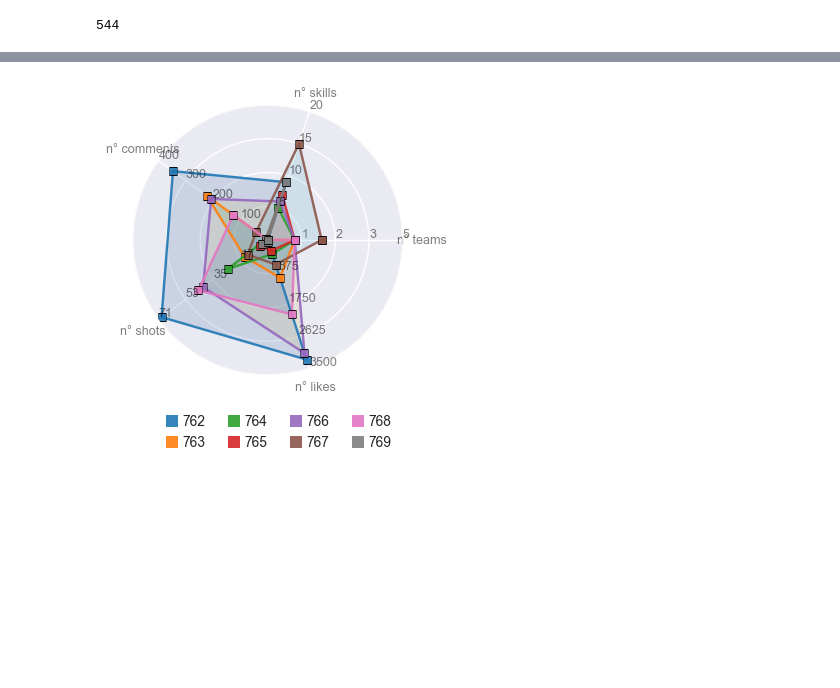
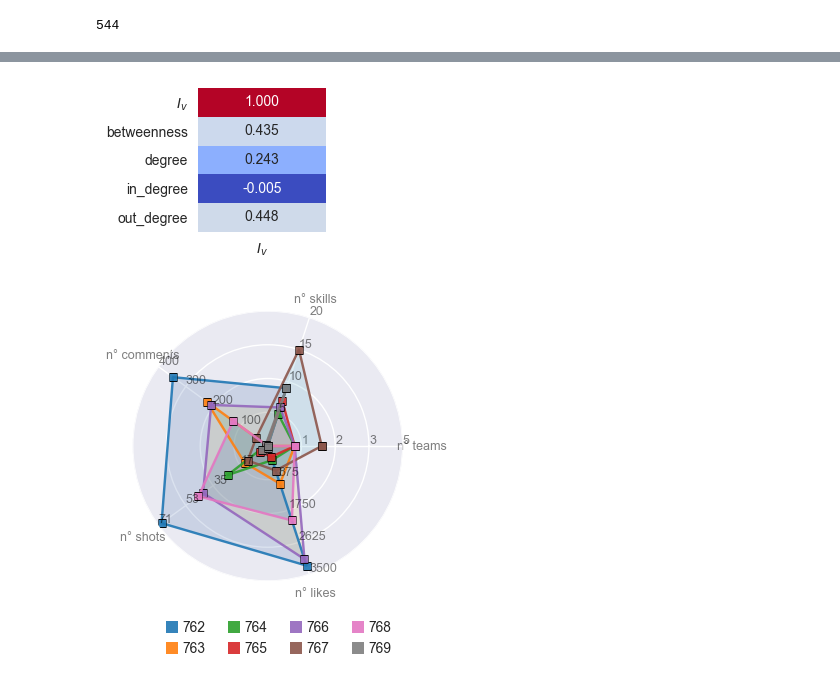
Before and after one commit to pietro-foini/Mentor, a Jupyter notebook: src/models/mentor/notebooks/inference.ipynb, the cells around one changed output, grey strips where cells are left out. Drawn from its saved outputs; the diff is of its cells as text; code cells hidden in the pictures; blank space fills up the shorter version.

Commit message:
feat: add correlation

```diff
--- a/src/models/mentor/notebooks/inference.ipynb
+++ b/src/models/mentor/notebooks/inference.ipynb
@@ -350,3 +391,7 @@ gini_indx["gini"].idxmax()
 gini_indx["gini"].idxmin()
 # %% [output]
 544
+# %%
+correlation = weight_nodes.rename({"weights": "$I_v$"}, axis = 1).corr(method = "spearman")[["$I_v$"]]
+correlation = correlation.fillna(0)
+correlation
@@ -353,3 +405,9 @@ gini_indx["gini"].idxmin()
+# %%
+fig, ax = plt.subplots(figsize = (2.5, 2))
+s = sns.heatmap(correlation, cmap = "coolwarm", annot = True, cbar = False, fmt = ".3f", ax = ax)
+fig.tight_layout()
+# %% [output]
+[figure, added]
 # %%
 df = nodes_attribute.xs(89, axis = 0, level = "team")
 # %%
```
Also changed, not shown: parts of 8 cells of this notebook.
